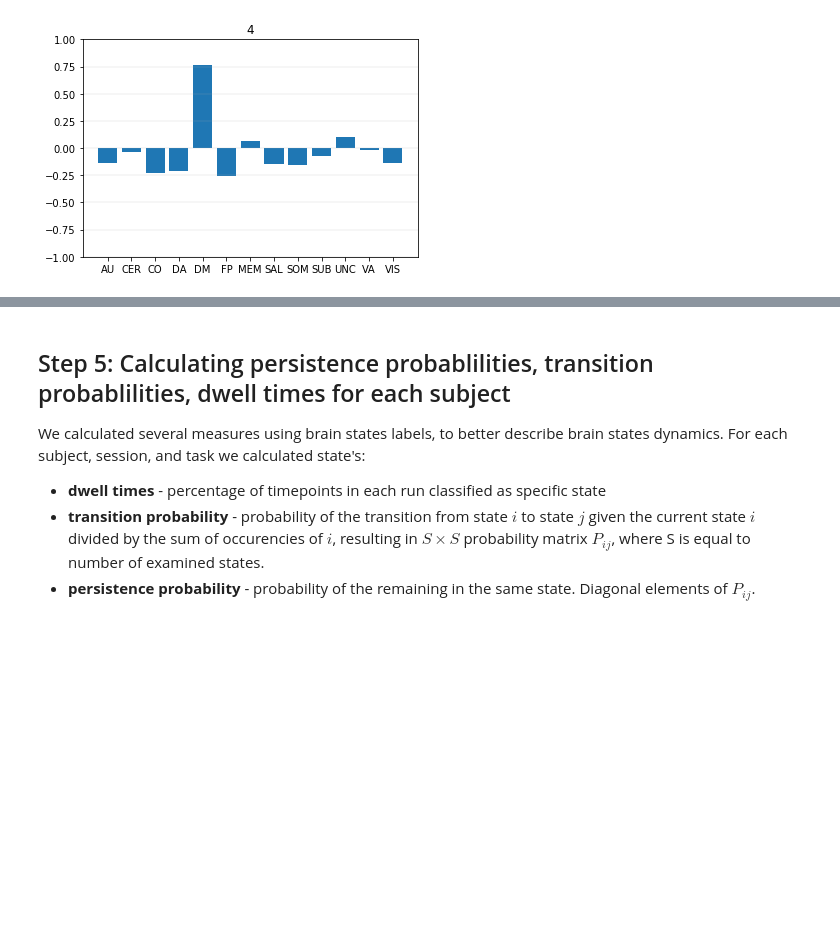
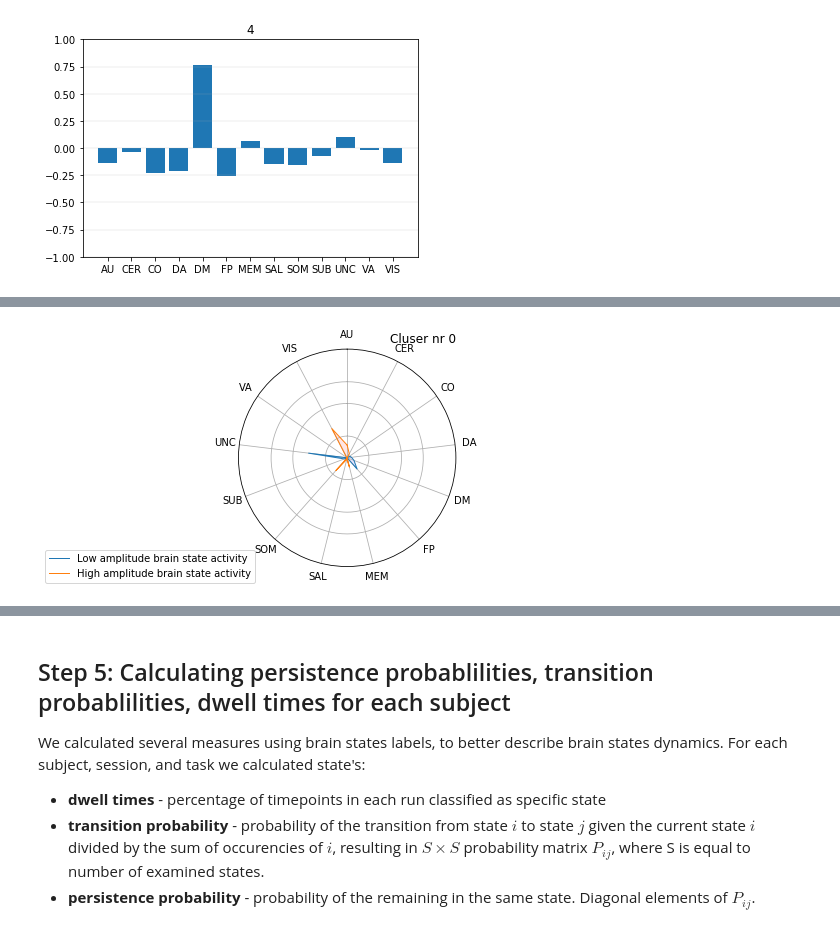
Before and after one commit to LeonBai/wm-brain-states, a Jupyter notebook: brain_states_analysis_power.ipynb, the cells around one changed output, grey strips where cells are left out. Drawn from its saved outputs; the diff is of its cells as text; code cells hidden in the pictures; blank space fills up the shorter version.

Commit message:
Spider chart added

```diff
--- a/brain_states_analysis_power.ipynb
+++ b/brain_states_analysis_power.ipynb
@@ -269,0 +318,79 @@ Min = -0.25740702814793376 with FP
+# %%
+# Libraries
+import matplotlib.pyplot as plt
+import pandas as pd
+from math import pi
+import numpy as np
+
+# Set data
+for i in range(5):
+    add = np.zeros((5,13))
+    neg = np.zeros((5,13))
+    for j in range(13):
+        if w[i,j]>0:
+            add[i,j] = w[i,j]
+        else:
+            neg[i,j] = abs(w[i,j])
+
+    df = pd.DataFrame({
+    'group': ["High","Low"],
+    'AU': [add[i,0],neg[i,0]],
+    'CER': [add[i,1],neg[i,1]],
+    'CO': [add[i,2],neg[i,2]],
+    'DA': [add[i,3],neg[i,3]],
+    'DM': [add[i,4],neg[i,4]],
+    'FP': [add[i,5],neg[i,5]],
+    'MEM': [add[i,6],neg[i,6]],
+    'SAL': [add[i,7],neg[i,7]],
+    'SOM': [add[i,8],neg[i,8]],
+    'SUB': [add[i,9],neg[i,9]],
+    'UNC': [add[i,10],neg[i,10]],
+    'VA': [add[i,11],neg[i,11]],
+    'VIS': [add[i,12],neg[i,12]]})
+
+
+    #------ PART 1: Create background
+    #umber of variable
+    N = 13
+    # What will be the angle of each axis in the plot? (we divide the plot / number of variable)
+    angles = [n / float(N) * 2 * pi for n in range(N)]
+    angles += angles[:1]
+
+    # Initialise the spider plot
+    ax = plt.subplot(111, polar=True)
+
+    # If you want the first axis to be on top:
+    ax.set_theta_offset(pi / 2)
+    ax.set_theta_direction(-1)
+
+    # Draw one axe per variable + add labels labels yet
+    plt.xticks(angles[:-1], dum.keys())
+
+    # Draw ylabels
+    ax.set_rlabel_position(0)
+    plt.yticks([0,0.2,0.5,0.7], ["0","0,2","0,5","0,7"], color="grey", size=1)
+    plt.ylim(0,1)
+
+
+    # ------- PART 2: Add plots
+
+    # Plot each individual = each line of the data
+
+    # Ind1
+    values=df.loc[0].drop('group').values.flatten().tolist()
+    values += values[:1]
+    ax.plot(angles, values, linewidth=1, linestyle='solid', label="Low amplitude brain state activity")
+    ax.fill(angles, values, 'b', alpha=0.1)
+
+    # Ind2
+    values=df.loc[1].drop('group').values.flatten().tolist()
+    values += values[:1]
+    print(len(values))
+    ax.plot(angles, values, linewidth=1, linestyle='solid', label="High amplitude brain state activity")
+    ax.set_title( f"Cluser nr {i}", loc ='right')
+    ax.fill(angles, values, 'r', alpha=0.1)
+
+    # Add legend
+    plt.legend(loc='upper right', bbox_to_anchor=(0.1, 0.1))
+    plt.show()
+# %% [output]
@@ -269,0 +398 @@ Min = -0.25740702814793376 with FP
+[figure, added]
```
Also changed, not shown: parts of 5 cells of this notebook.
